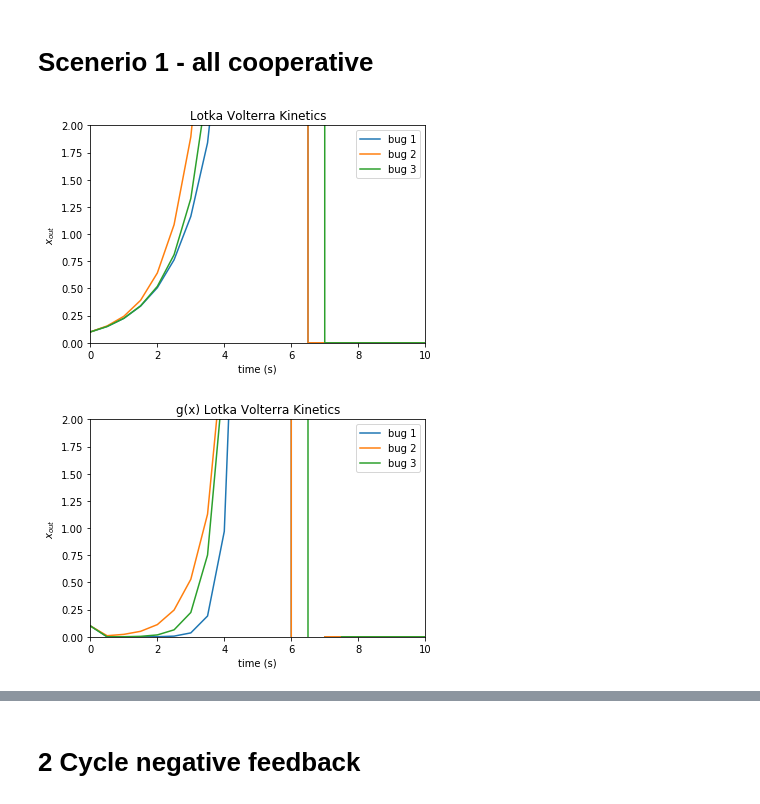
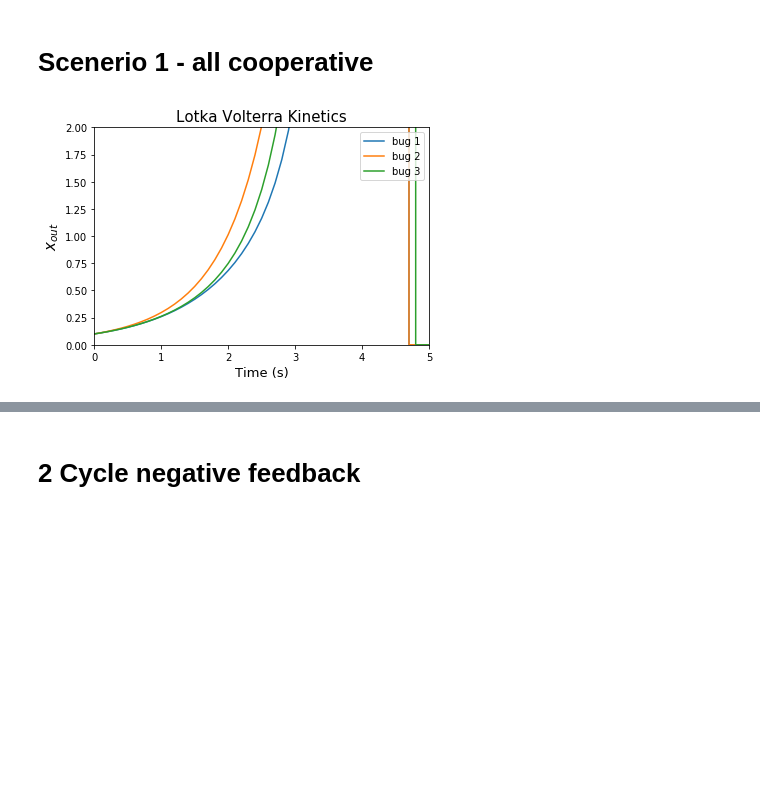
Before and after one commit to jendawkins/prod_of_experts, a Jupyter notebook: 3D data generation.ipynb, the cells around one changed output, grey strips where cells are left out. Drawn from its saved outputs; the diff is of its cells as text; code cells hidden in the pictures; blank space fills up the shorter version.

```diff
--- a/3D data generation.ipynb
+++ b/3D data generation.ipynb
@@ -6,8 +6,8 @@
 # %%
 impath = '/Users/jendawk/Dropbox (MIT)/Apps/Overleaf/Data Generation/'
 # %%
-tm = 10
-resolution = .5
+tm = 5
+resolution = .1
 # %%
 import numpy as np
 import matplotlib.pyplot as plt
@@ -81,33 +81,32 @@ tvec = np.arange(0,tm+resolution,resolution)
 # %%
 a = np.array([[-1, 0, 1],[1, -1, 1],[0, 1, -1]])
 r = np.array([1,1,1])
 b = np.ones(a.shape)
 num_bugs = a.shape[0]
 
 o,g = generate_data(a,b,r,resolution,0,xin = np.array([[.1,.1,.1]]))
 for bb in range(num_bugs):
     plt.plot(tvec,o[:,bb],label = 'bug ' + str(bb+1))
     plt.legend()
-    plt.title('Lotka Volterra Kinetics')
-    plt.xlabel('time (s)')
-    plt.ylabel(r'$x_{out}$')
+    plt.title('Lotka Volterra Kinetics', fontsize = 15)
+    plt.xlabel('Time (s)', fontsize = 13)
+    plt.ylabel(r'$x_{out}$', fontsize = 15)
     plt.ylim([0,2])
-    plt.xlim([0,10])
+    plt.xlim([0,tm])
+# plt.show()
+plt.savefig(impath + 'lv_coop_time' + str(tm) + '_dt' + str(resolution).replace('.','-')+ '.png')
+
+# for bb in range(num_bugs):
+#     plt.plot(tvec,g[:,bb],label = 'bug ' + str(bb+1))
+#     plt.legend()
+#     plt.title('g(x) Lotka Volterra Kinetics')
+#     plt.xlabel('time (s)')
+#     plt.ylabel(r'$x_{out}$')
+#     plt.ylim([0,2])
+#     plt.xlim([0,tm])
 plt.show()
-# plt.savefig(impath + 'lv_coop_time' + str(tm) + '_dt' + str(resolution).replace('.','-')+ '.png')
-
-for bb in range(num_bugs):
-    plt.plot(tvec,g[:,bb],label = 'bug ' + str(bb+1))
-    plt.legend()
-    plt.title('g(x) Lotka Volterra Kinetics')
-    plt.xlabel('time (s)')
-    plt.ylabel(r'$x_{out}$')
-    plt.ylim([0,2])
-    plt.xlim([0,10])
-plt.show()
 # %% [output]
-[figure, old version]
+[figure, new version]
-[figure, removed]
 # %%
 a = np.array([[-1, 0, 1],[1, -1, 1],[0, 1, -1]])
 r = [1,1,1]
```
Also changed, not shown: parts of 7 cells of this notebook, 27 other files.
